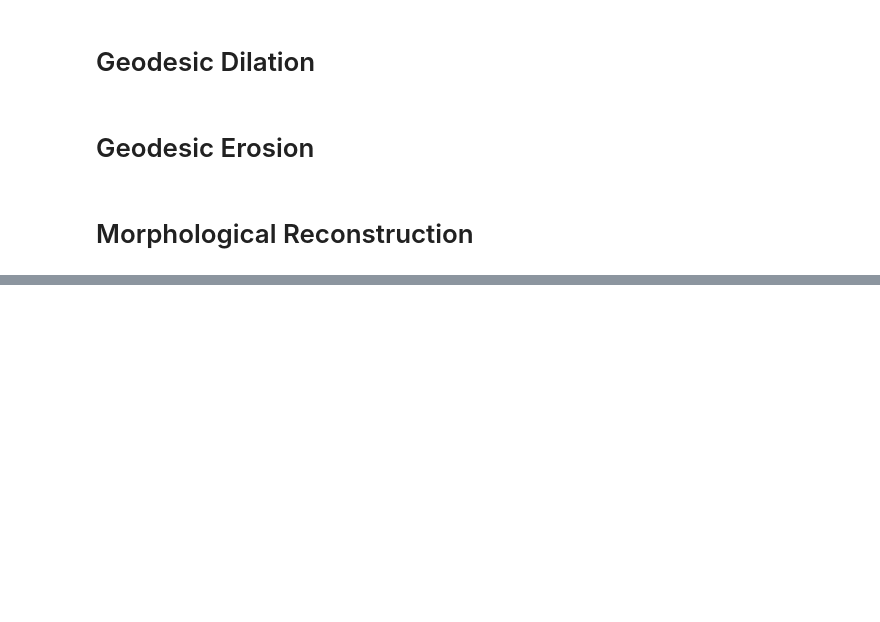
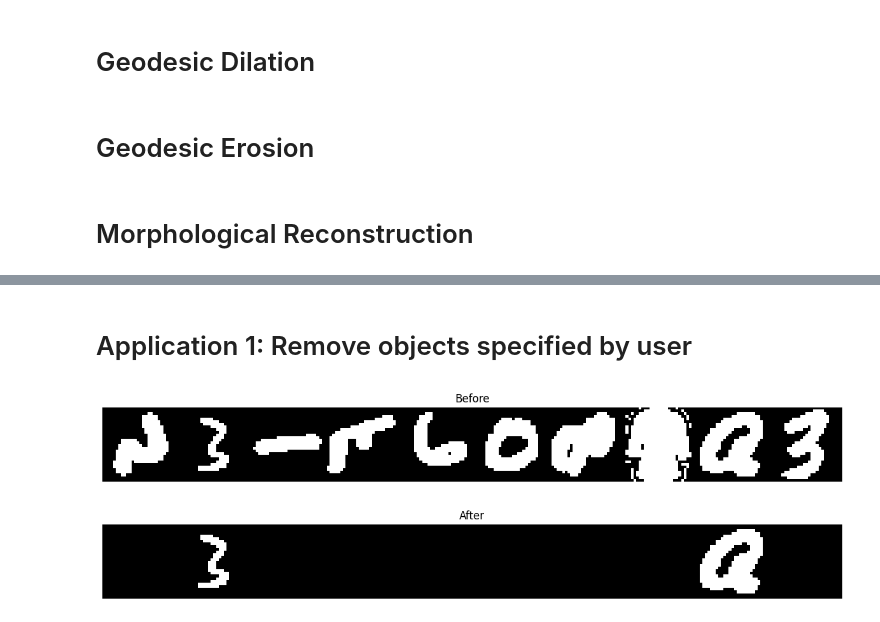
Before and after one commit to SimeonHristov99/morphological_reconstruction, a Jupyter notebook: binary_case.ipynb, the cells around one changed output, grey strips where cells are left out. Saved outputs shown, nothing was run; the diff lists cells and outputs as text; code cells hidden in the pictures; blank space fills up the shorter version.

Commit message:
Add application 1: removing user-specified objects.

```diff
--- a/binary_case.ipynb
+++ b/binary_case.ipynb
@@ -144,11 +144,16 @@ plt.show();
 # %% [markdown]
 # Sample from arrays
 # %%
-def print_batch(batch):
+def print_batch(batch, title='Batch'):
     plt.figure(figsize=(15, 20))
-    plt.title('Batch')
+    plt.title(title)
     plt.axis('off')
-    plt.imshow(np.hstack(batch), cmap='gray')
+
+    if len(batch.shape) > 2:
+        batch = np.hstack(batch)
+
+    plt.imshow(batch, cmap='gray')
+
 
 
 def get_batch_pics(num=10, seed=None):
@@ -325,0 +380,8 @@ def geodesic_erosion(mask, marker):
+# %% [markdown]
+# Application 1: Remove objects specified by user
+# %%
+mask = np.hstack(batch).astype(np.uint8)
+print_batch(mask, 'Before')
+np.savetxt("start.txt", mask, fmt='%d', delimiter='')
+# %% [output]
+[figure, added]
@@ -325,0 +392,6 @@ def geodesic_erosion(mask, marker):
+# %%
+res = morphological_reconstruction_dilation(mask, marker)
+print_batch(res, 'After')
+np.savetxt("end.txt", res, fmt='%d', delimiter='')
+# %% [output]
+[figure, added]
```
Also changed, not shown: parts of 5 cells of this notebook, 3 other files.
